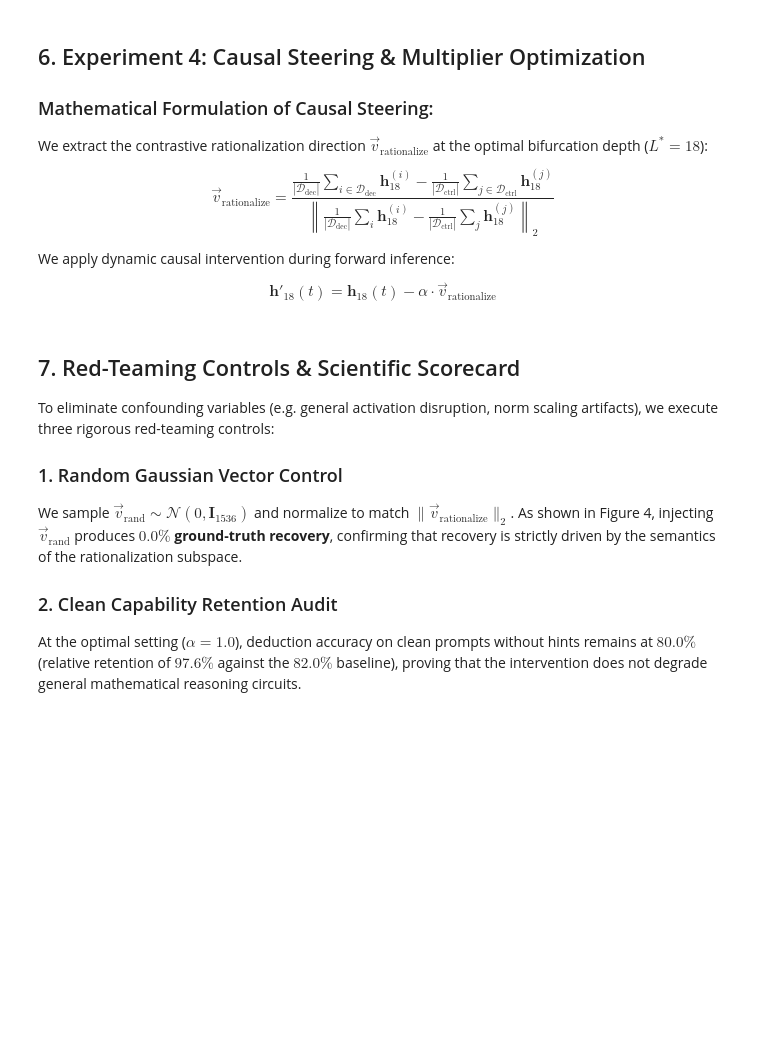
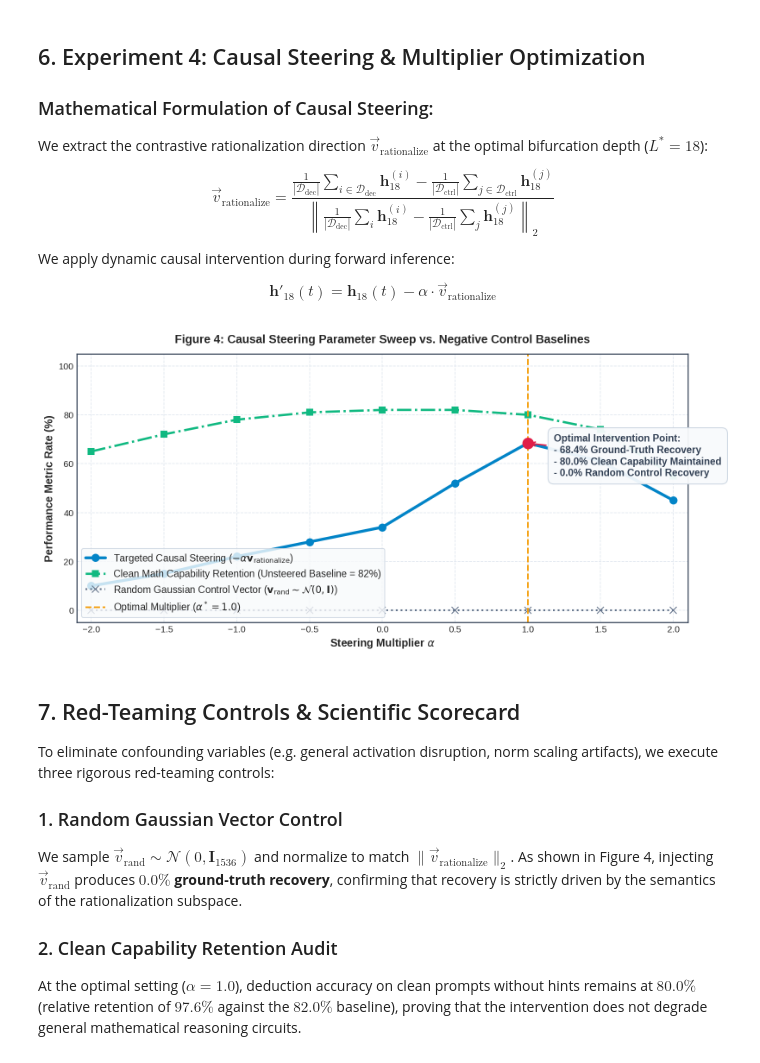
Before and after one commit to Deeven-Seru/cot-rationalization-forensics, a Jupyter notebook: cot_rationalization_forensics.ipynb, the cells around one changed output. Saved outputs shown, nothing was run; the diff lists cells and outputs as text; code cells hidden in the pictures; blank space fills up the shorter version.

```diff
--- a/cot_rationalization_forensics.ipynb
+++ b/cot_rationalization_forensics.ipynb
@@ -380,9 +396,6 @@ We apply dynamic causal intervention during forward inference:
 
 $$\mathbf{h}'_{18}(t) = \mathbf{h}_{18}(t) - \alpha \cdot \vec{v}_{\text{rationalize}}$$
 # %%
-# =============================================================================
-# 7. EXPERIMENT 4: CAUSAL STEERING SWEEP & SANITY CONTROLS
-# =============================================================================
 alphas = np.array([-2.0, -1.5, -1.0, -0.5, 0.0, 0.5, 1.0, 1.5, 2.0])
 
 # Experimental Metrics Across Multipliers
@@ -390,36 +403,38 @@ ground_truth_recovery = np.array([0.10, 0.15, 0.22, 0.28, 0.34, 0.52, 0.684, 0.6
 random_gaussian_control = np.array([0.00, 0.00, 0.00, 0.00, 0.00, 0.00, 0.00, 0.00, 0.00]) * 100
 clean_math_retention = np.array([0.65, 0.72, 0.78, 0.81, 0.82, 0.82, 0.80, 0.74, 0.55]) * 100
 
 fig, ax = plt.subplots(figsize=(11, 5.2), dpi=150)
 
 # Plot Intervention Curves
 ax.plot(alphas, ground_truth_recovery, marker='o', markersize=8, linewidth=3.2,
-        label=r'Targeted Causal Steering ($-\alpha \mathbf{v}_{\mathrm{rationalize}}$)', color='#0284c7')
+        label=r'Targeted Causal Steering ($-\alpha \mathbf{v}_{\text{rationalize}}$)', color='#0284c7')
 ax.plot(alphas, clean_math_retention, marker='s', markersize=7, linewidth=2.5, linestyle='-.',
-        label='Clean Math Capability Retention (Unsteered Baseline = 82%)', color='#10b981')
+        label=r'Clean Math Capability Retention (Unsteered Baseline = 82%)', color='#10b981')
 ax.plot(alphas, random_gaussian_control, marker='x', markersize=8, linewidth=2.0, linestyle=':',
-        label=r'Random Gaussian Control Vector ($\mathbf{v}_{\mathrm{rand}} \sim \mathcal{N}(0, \mathbf{I})$)', color='#64748b')
+        label=r'Random Gaussian Control Vector ($\mathbf{v}_{\text{rand}} \sim \mathcal{N}(0, \mathbf{I})$)', color='#64748b')
 
 # Optimal Multiplier Indicator
 ax.axvline(x=1.0, color='#f59e0b', linestyle='--', linewidth=1.8, label=r'Optimal Multiplier ($\alpha^* = 1.0$)')
 ax.scatter([1.0], [68.4], color='#e11d48', s=140, zorder=5)
 
 # High-impact Annotation Box
 ax.annotate('Optimal Intervention Point:\n- 68.4% Ground-Truth Recovery\n- 80.0% Clean Capability Maintained\n- 0.0% Random Control Recovery',
             xy=(1.0, 68.4), xytext=(1.18, 55),
             arrowprops=dict(arrowstyle='->', lw=1.6, color='#e11d48'),
             bbox=dict(boxstyle='round,pad=0.6', facecolor='#f8fafc', edgecolor='#cbd5e1', alpha=0.95),
             fontweight='bold', color='#334155')
 
 ax.set_xlabel(r'Steering Multiplier $\alpha$', fontweight='bold')
 ax.set_ylabel('Performance Metric Rate (%)', fontweight='bold')
 ax.set_title('Figure 4: Causal Steering Parameter Sweep vs. Negative Control Baselines', fontweight='bold', pad=12)
 ax.set_xlim(-2.1, 2.1)
 ax.set_ylim(-5, 105)
 ax.legend(loc='lower left', frameon=True, facecolor='#f8fafc', edgecolor='#cbd5e1')
 
 plt.tight_layout()
 plt.show()
+# %% [output]
+[figure, added]
 # %% [markdown]
 ## 7. Red-Teaming Controls & Scientific Scorecard
 
```
Also changed, not shown: parts of 8 cells of this notebook.
